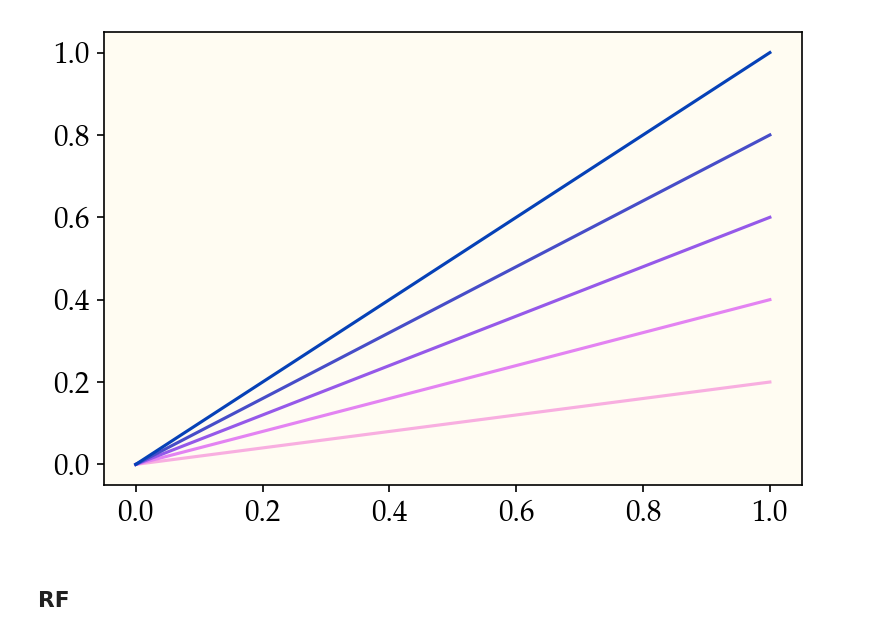
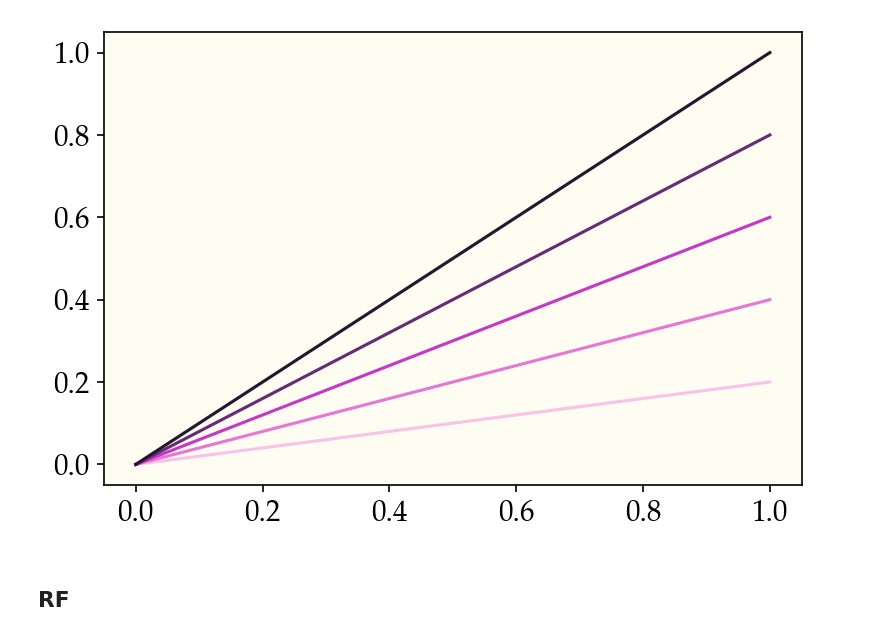
Before and after one commit to dkarkada/more-is-better, a Jupyter notebook: powerlaws.ipynb, the cells around one changed output. Cells and saved outputs as stored; diff of their text form; code cells hidden in the pictures.

```diff
--- a/powerlaws.ipynb
+++ b/powerlaws.ipynb
@@ -17,6 +17,9 @@ from matplotlib.lines import Line2D
 from matplotlib.patches import Patch
 from matplotlib.container import ErrorbarContainer
 from matplotlib.collections import LineCollection
+
+import matplotlib.cm as cm
+from matplotlib.colors import LogNorm
 
 # https://colordesigner.io/gradient-generator
 
@@ -34,34 +37,34 @@ def get_color(i, palnum=3):
             "#2544bb",
             "#222071",
             "#1a1230",],
         2: [
             "#f8c3e7",
             "#e578d5",
             "#c439c7",
             "#672d74",
             "#25172d",],
         3: [
             "#f1c361",
             "#e59231",
             "#bd5e1f",
             "#85361b",
             "#511b14",
         ],
         3: [
             "#f8aee0",
             "#e383f2",
             "#9559e9",
             "#474dc8",
             "#0641b7",
         ]
     }
     return colors[palnum][i%5]
 
 x = np.linspace(0, 1)
 for i in range(5):
-    plt.plot(x, (1+i)/5 * x, color=get_color(i, 3))
+    plt.plot(x, (1+i)/5 * x, color=get_color(i, 2))
 plt.show()
 # %% [output]
-[figure, old version]
+[figure, new version]
 # %% [markdown]
 ## RF
```
Also changed, not shown: parts of 5 cells of this notebook, 1 other file.
